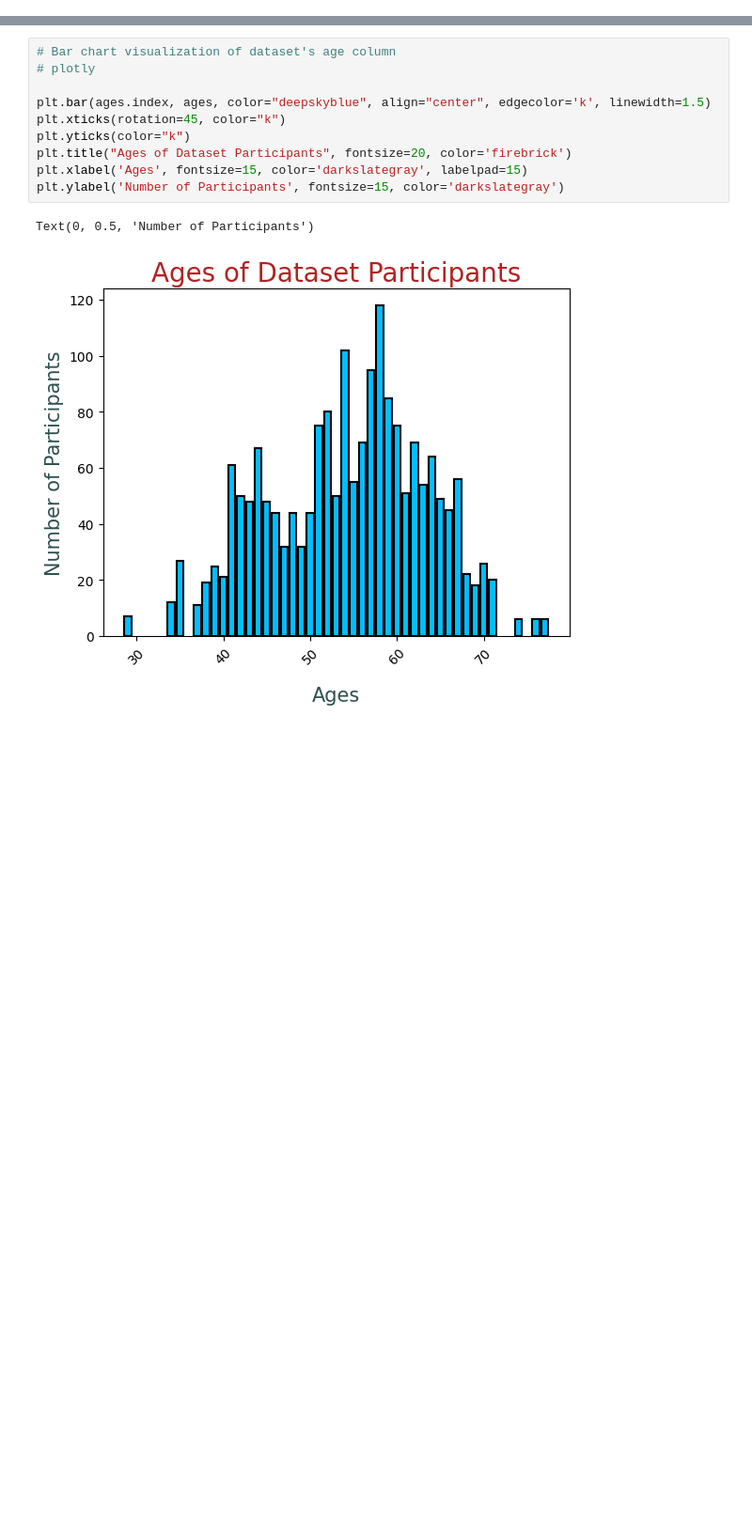
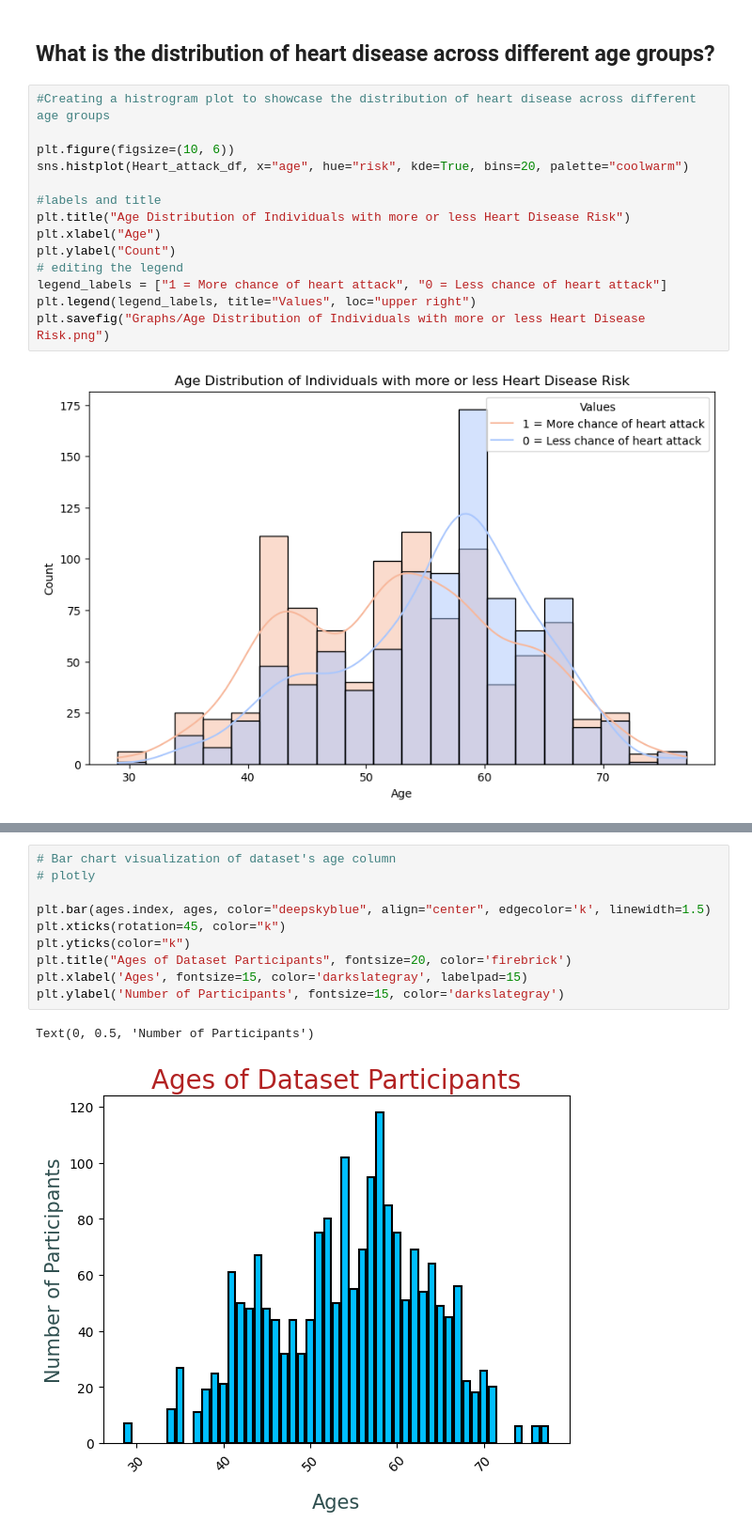
Before and after one commit to janakhamis/heart-disease-prediction, a Jupyter notebook: heart_disease.ipynb, the cells around one changed output, grey strips where cells are left out. Shown at 94% size. Drawn from its saved outputs; the diff is of its cells as text; blank space fills up the shorter version.

```diff
--- a/heart_disease.ipynb
+++ b/heart_disease.ipynb
@@ -78,0 +126,18 @@ ages = df['age'].value_counts().sort_values(ascending=False)
+# %% [markdown]
+## What is the distribution of heart disease across different age groups?
+# %%
+#Creating a histrogram plot to showcase the distribution of heart disease across different age groups
+
+plt.figure(figsize=(10, 6))
+sns.histplot(Heart_attack_df, x="age", hue="risk", kde=True, bins=20, palette="coolwarm")
+
+#labels and title
+plt.title("Age Distribution of Individuals with more or less Heart Disease Risk")
+plt.xlabel("Age")
+plt.ylabel("Count")
+# editing the legend
+legend_labels = ["1 = More chance of heart attack", "0 = Less chance of heart attack"]
+plt.legend(legend_labels, title="Values", loc="upper right")
+plt.savefig("Graphs/Age Distribution of Individuals with more or less Heart Disease Risk.png")
+# %% [output]
+[figure, added]
```
Also changed, not shown: parts of 16 cells of this notebook, 9 other files.
